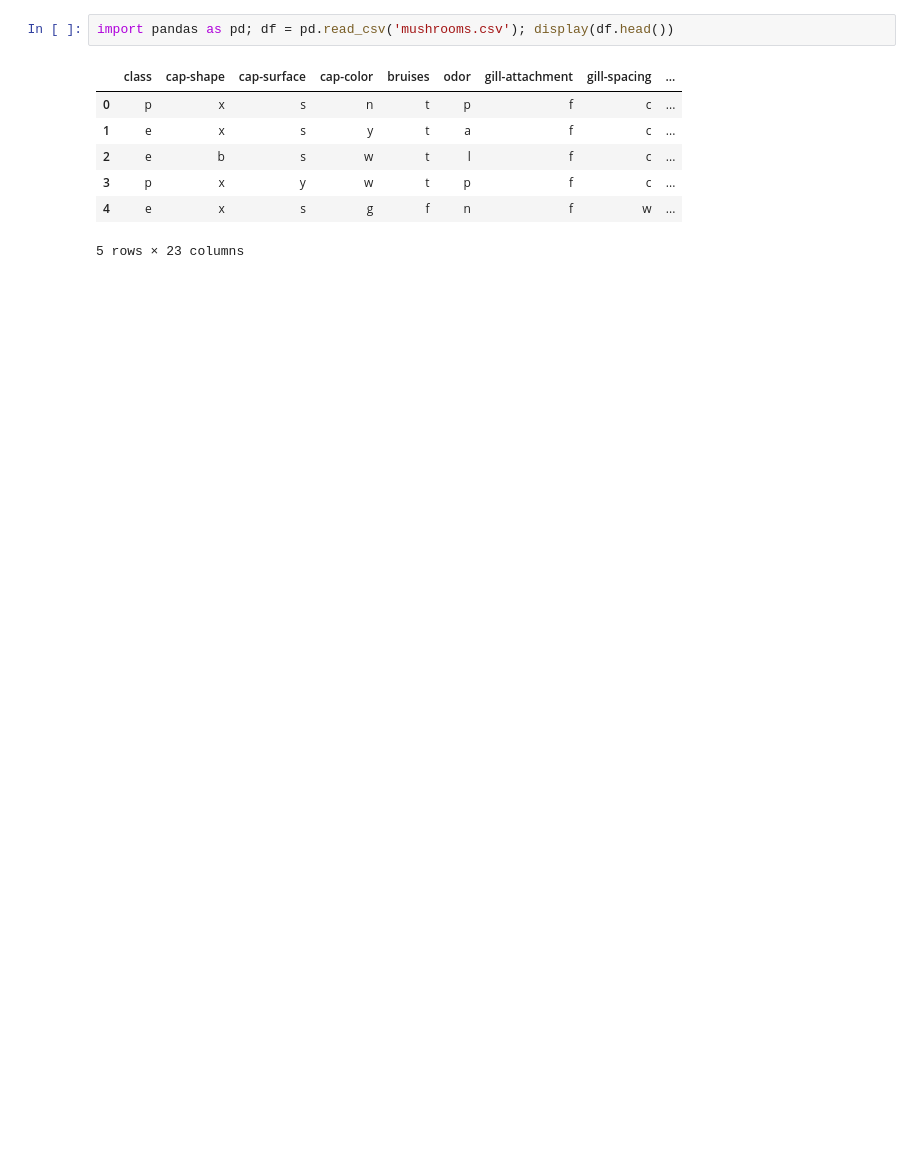
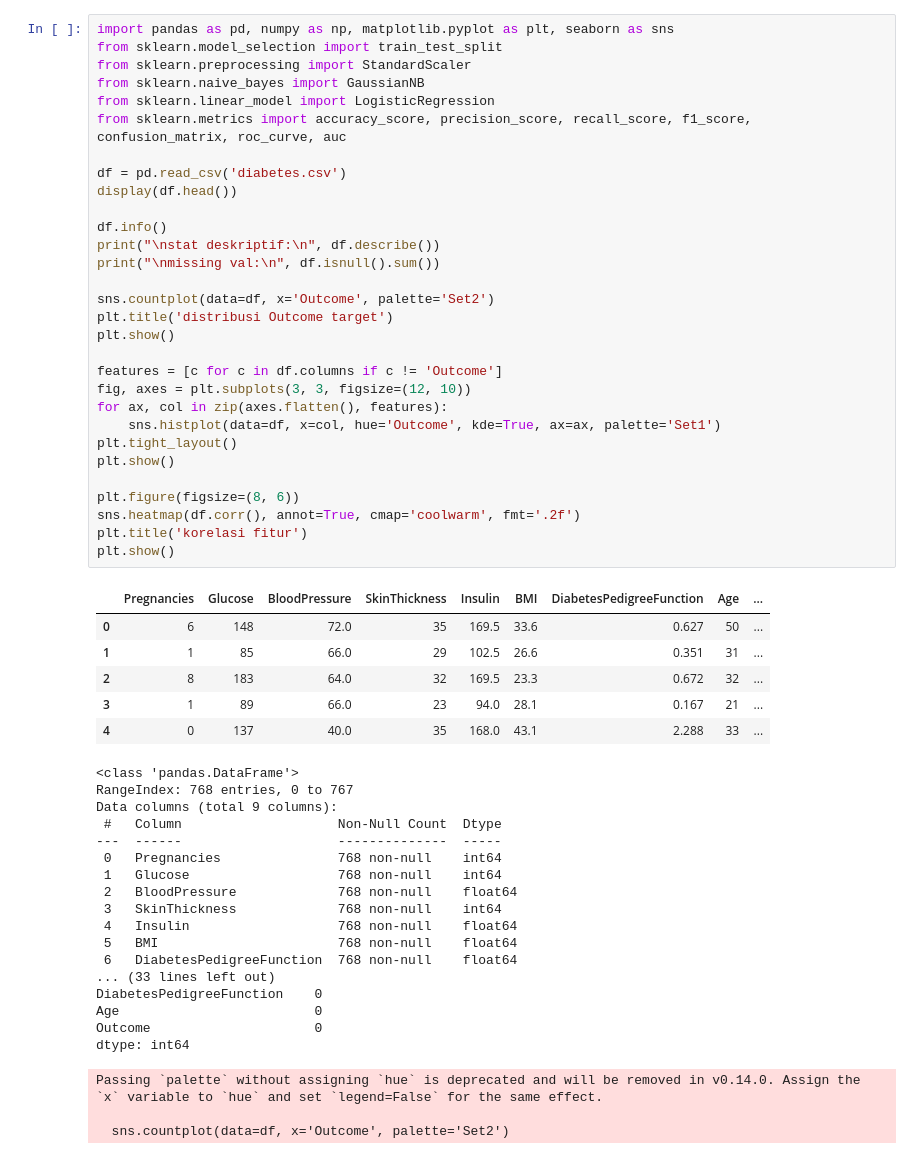
Before and after one commit to catherineapriliaharlina/praktikum-machine-learning, a Jupyter notebook: 2_NB_Logreg_5054251012.ipynb, the cells around one changed output. Saved outputs shown, nothing was run; the diff lists cells and outputs as text; blank space fills up the shorter version.

```diff
--- a/2_NB_Logreg_5054251012.ipynb
+++ b/2_NB_Logreg_5054251012.ipynb
@@ -1,10 +1,57 @@
 # %%
-import pandas as pd; df = pd.read_csv('mushrooms.csv'); display(df.head())
+import pandas as pd, numpy as np, matplotlib.pyplot as plt, seaborn as sns
+from sklearn.model_selection import train_test_split
+from sklearn.preprocessing import StandardScaler
+from sklearn.naive_bayes import GaussianNB
+from sklearn.linear_model import LogisticRegression
+from sklearn.metrics import accuracy_score, precision_score, recall_score, f1_score, confusion_matrix, roc_curve, auc
+
+df = pd.read_csv('diabetes.csv')
+display(df.head())
+
+df.info()
+print("\nstat deskriptif:\n", df.describe())
+print("\nmissing val:\n", df.isnull().sum())
+
+sns.countplot(data=df, x='Outcome', palette='Set2')
+plt.title('distribusi Outcome target')
+plt.show()
+
+features = [c for c in df.columns if c != 'Outcome']
+fig, axes = plt.subplots(3, 3, figsize=(12, 10))
+for ax, col in zip(axes.flatten(), features):
+    sns.histplot(data=df, x=col, hue='Outcome', kde=True, ax=ax, palette='Set1')
+plt.tight_layout()
+plt.show()
+
+plt.figure(figsize=(8, 6))
+sns.heatmap(df.corr(), annot=True, cmap='coolwarm', fmt='.2f')
+plt.title('korelasi fitur')
+plt.show()
 # %% [output]
-|  | class | cap-shape | cap-surface | cap-color | bruises | odor | gill-attachment | gill-spacing | ... |
-| 0 | p | x | s | n | t | p | f | c | ... |
-| 1 | e | x | s | y | t | a | f | c | ... |
-| 2 | e | b | s | w | t | l | f | c | ... |
-| 3 | p | x | y | w | t | p | f | c | ... |
-| 4 | e | x | s | g | f | n | f | w | ... |
+|  | Pregnancies | Glucose | BloodPressure | SkinThickness | Insulin | BMI | DiabetesPedigreeFunction | Age | ... |
+| 0 | 6 | 148 | 72.0 | 35 | 169.5 | 33.6 | 0.627 | 50 | ... |
+| 1 | 1 | 85 | 66.0 | 29 | 102.5 | 26.6 | 0.351 | 31 | ... |
+| 2 | 8 | 183 | 64.0 | 32 | 169.5 | 23.3 | 0.672 | 32 | ... |
+| 3 | 1 | 89 | 66.0 | 23 | 94.0 | 28.1 | 0.167 | 21 | ... |
+| 4 | 0 | 137 | 40.0 | 35 | 168.0 | 43.1 | 2.288 | 33 | ... |
-5 rows × 23 columns
+<class 'pandas.DataFrame'>
+RangeIndex: 768 entries, 0 to 767
+Data columns (total 9 columns):
+ #   Column                    Non-Null Count  Dtype
+---  ------                    --------------  -----
+ 0   Pregnancies               768 non-null    int64
+ 1   Glucose                   768 non-null    int64
+ 2   BloodPressure             768 non-null    float64
+ 3   SkinThickness             768 non-null    int64
+ 4   Insulin                   768 non-null    float64
+ 5   BMI                       768 non-null    float64
+ 6   DiabetesPedigreeFunction  768 non-null    float64
+... (33 lines left out)
+DiabetesPedigreeFunction    0
+Age                         0
+Outcome                     0
+dtype: int64
+Passing `palette` without assigning `hue` is deprecated and will be removed in v0.14.0. Assign the `x` variable to `hue` and set `legend=False` for the same effect.
+
+  sns.countplot(data=df, x='Outcome', palette='Set2')
```
Also changed, not shown: parts of 6 cells of this notebook.
